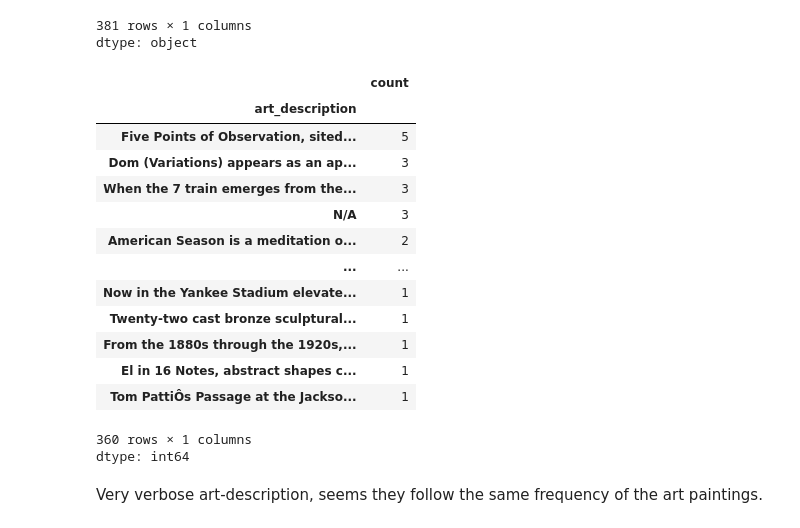
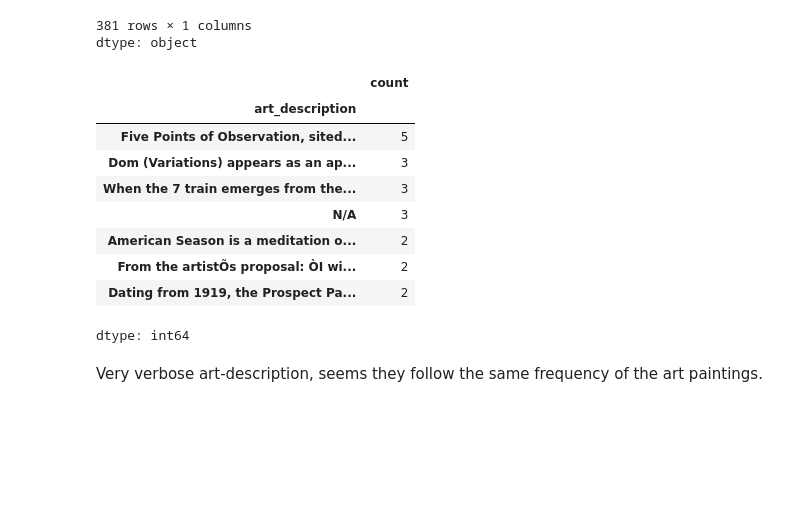
Before and after one commit to Datanerd97/MTA_Painting_EDA, a Jupyter notebook: MTA_Subway_Art.ipynb, the cells around one changed output. Saved outputs shown, nothing was run; the diff lists cells and outputs as text; code cells hidden in the pictures; blank space fills up the shorter version.

```diff
--- a/MTA_Subway_Art.ipynb
+++ b/MTA_Subway_Art.ipynb
@@ -304,22 +306,17 @@ results_dff.art_description
 381 rows × 1 columns
 dtype: object
 # %%
-results_dff.art_description.value_counts()
+results_dff.art_description.value_counts().head(7)
 # %% [output]
 |  | count |
 | art_description |  |
 | Five Points of Observation, sited... | 5 |
 | Dom (Variations) appears as an ap... | 3 |
 | When the 7 train emerges from the... | 3 |
 | N/A | 3 |
 | American Season is a meditation o... | 2 |
-| ... | ... |
-| Now in the Yankee Stadium elevate... | 1 |
-| Twenty-two cast bronze sculptural... | 1 |
-| From the 1880s through the 1920s,... | 1 |
-| El in 16 Notes, abstract shapes c... | 1 |
-| Tom PattiÔs Passage at the Jackso... | 1 |
+| From the artistÕs proposal: ÒI wi... | 2 |
+| Dating from 1919, the Prospect Pa... | 2 |
-360 rows × 1 columns
 dtype: int64
 # %% [markdown]
 Very verbose art-description, seems they follow the same frequency of the art paintings.
```
Also changed, not shown: parts of 3 cells of this notebook.
